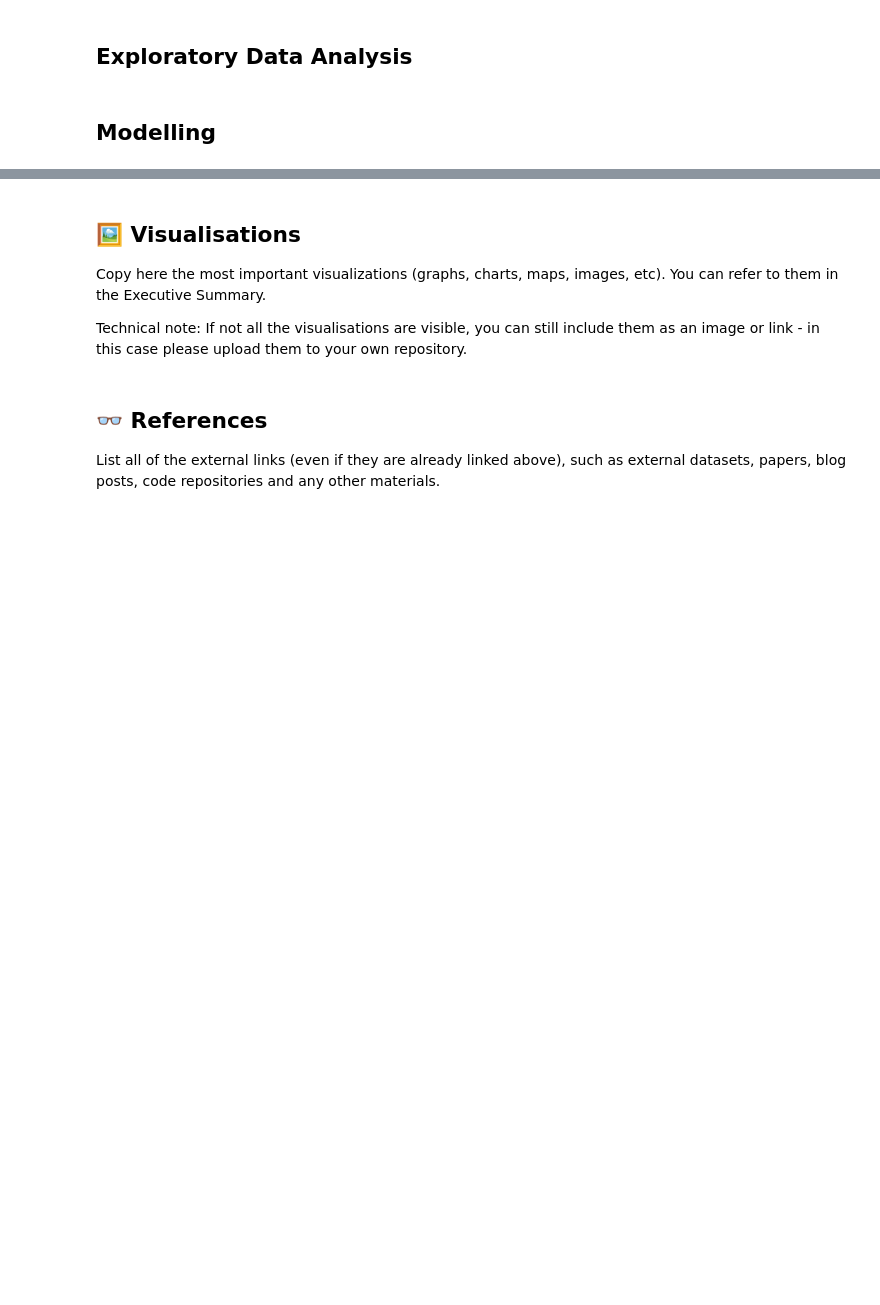
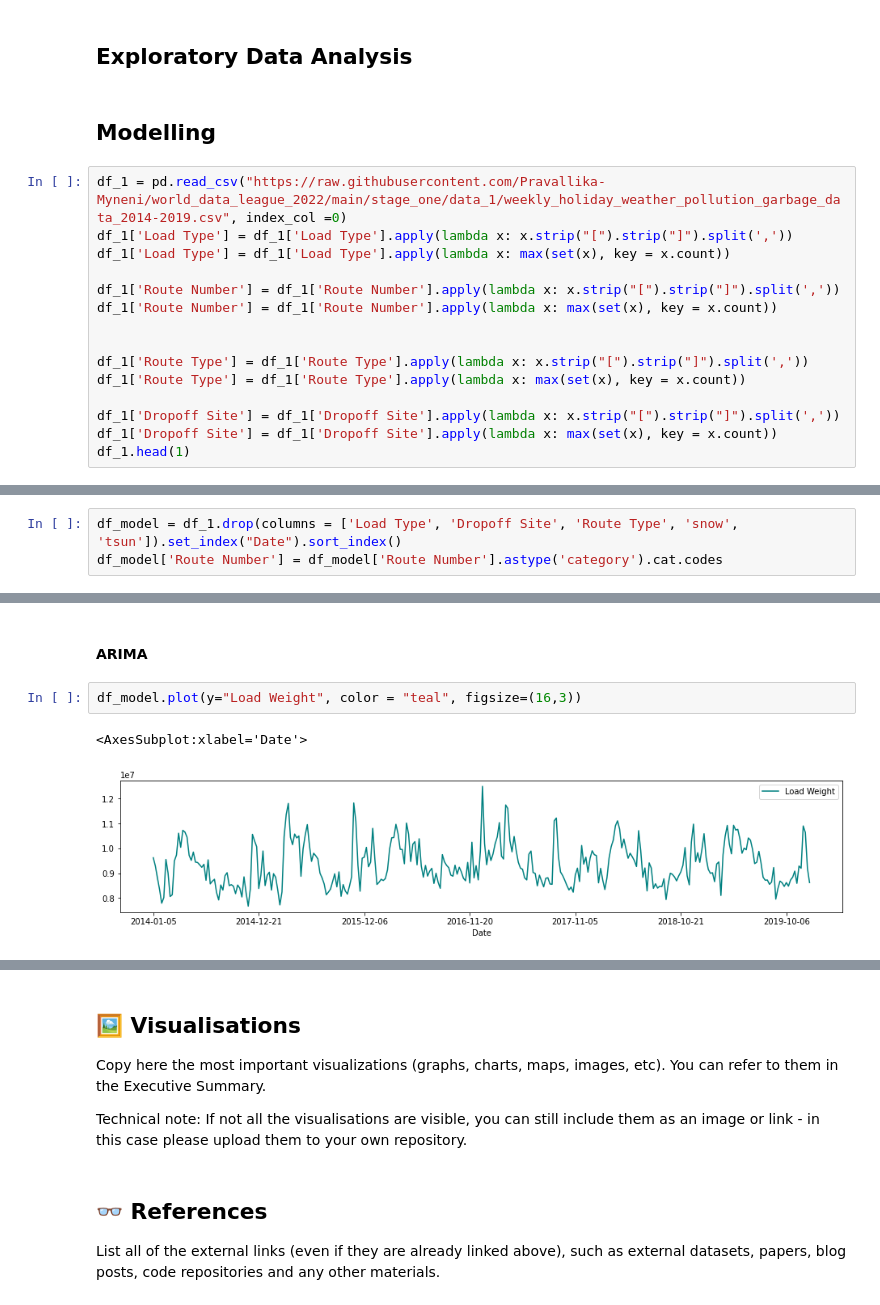
Before and after one commit to Pravallika-Myneni/world_data_league_2022, a Jupyter notebook: stage_one/Submission_Template.ipynb, the cells around one changed output, grey strips where cells are left out. Saved outputs shown, nothing was run; the diff lists cells and outputs as text; blank space fills up the shorter version.

```diff
--- a/stage_one/Submission_Template.ipynb
+++ b/stage_one/Submission_Template.ipynb
@@ -982,3 +983,18 @@ DatetimeIndex([], dtype='datetime64[ns]', freq='W-SUN')
 ## Exploratory Data Analysis
 # %% [markdown]
 ## Modelling
+# %%
+df_1 = pd.read_csv("https://raw.githubusercontent.com/Pravallika-Myneni/world_data_league_2022/main/stage_one/data_1/weekly_holiday_weather_pollution_garbage_data_2014-2019.csv", index_col =0)
+df_1['Load Type'] = df_1['Load Type'].apply(lambda x: x.strip("[").strip("]").split(','))
+df_1['Load Type'] = df_1['Load Type'].apply(lambda x: max(set(x), key = x.count))
+
+df_1['Route Number'] = df_1['Route Number'].apply(lambda x: x.strip("[").strip("]").split(','))
+df_1['Route Number'] = df_1['Route Number'].apply(lambda x: max(set(x), key = x.count))
+
+
+df_1['Route Type'] = df_1['Route Type'].apply(lambda x: x.strip("[").strip("]").split(','))
+df_1['Route Type'] = df_1['Route Type'].apply(lambda x: max(set(x), key = x.count))
+
+df_1['Dropoff Site'] = df_1['Dropoff Site'].apply(lambda x: x.strip("[").strip("]").split(','))
+df_1['Dropoff Site'] = df_1['Dropoff Site'].apply(lambda x: max(set(x), key = x.count))
+df_1.head(1)
@@ -984,0 +1024,3 @@ DatetimeIndex([], dtype='datetime64[ns]', freq='W-SUN')
+# %%
+df_model = df_1.drop(columns = ['Load Type', 'Dropoff Site', 'Route Type', 'snow', 'tsun']).set_index("Date").sort_index()
+df_model['Route Number'] = df_model['Route Number'].astype('category').cat.codes
@@ -984,0 +1046,7 @@ DatetimeIndex([], dtype='datetime64[ns]', freq='W-SUN')
+# %% [markdown]
+#### ARIMA
+# %%
+df_model.plot(y="Load Weight", color = "teal", figsize=(16,3))
+# %% [output]
+<AxesSubplot:xlabel='Date'>
+[figure, added]
```
Also changed, not shown: parts of 17 cells of this notebook.
